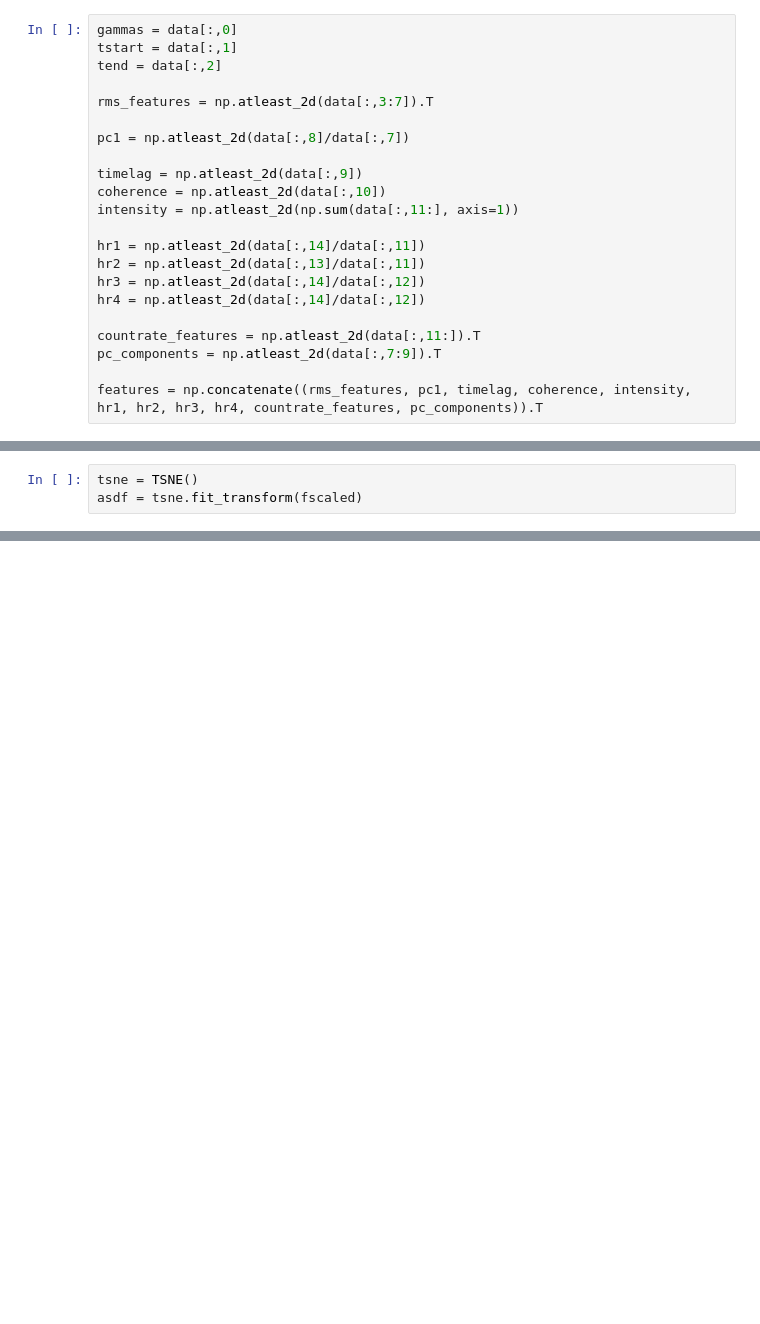
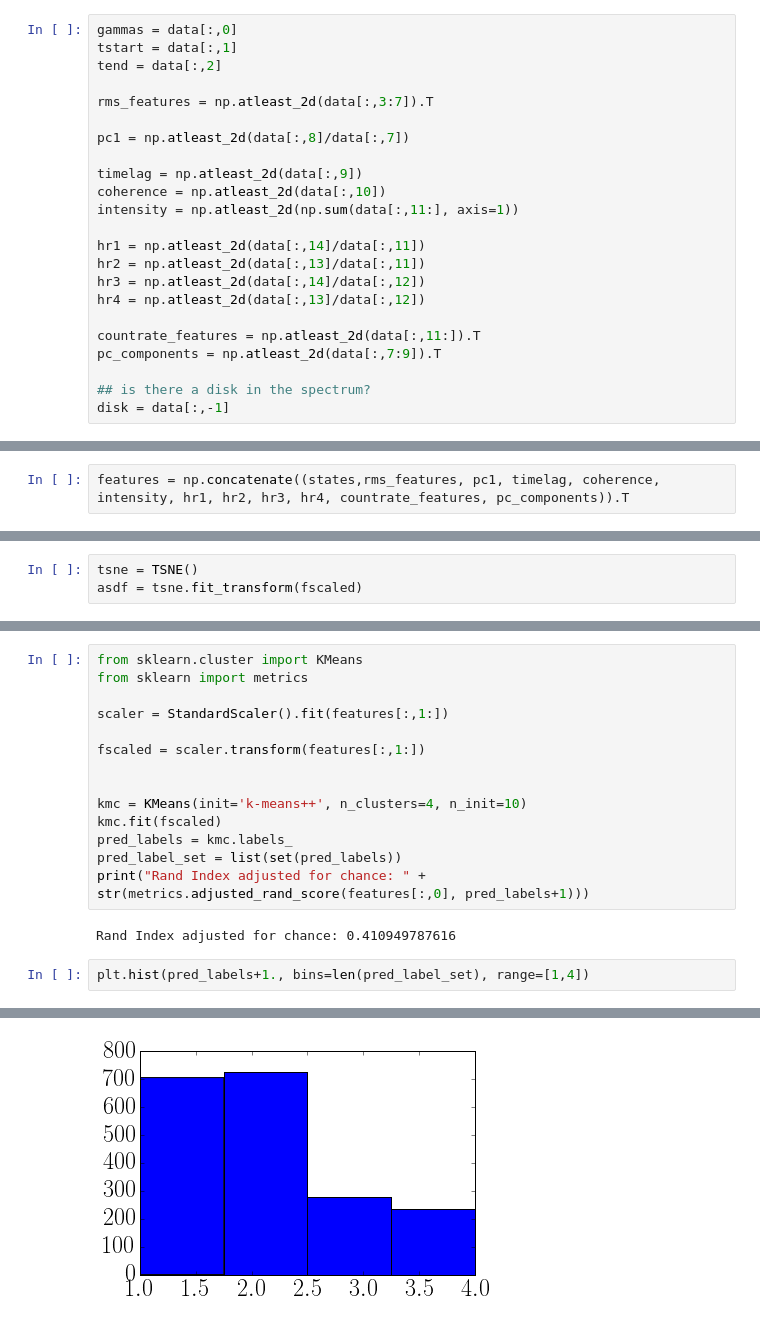
Before and after one commit to dhuppenkothen/cygx1class, a Jupyter notebook: CygX1_state_classification.ipynb, the cells around one changed output, grey strips where cells are left out. Saved outputs shown, nothing was run; the diff lists cells and outputs as text; blank space fills up the shorter version.

```diff
--- a/CygX1_state_classification.ipynb
+++ b/CygX1_state_classification.ipynb
@@ -118,9 +133,10 @@ intensity = np.atleast_2d(np.sum(data[:,11:], axis=1))
 hr1 = np.atleast_2d(data[:,14]/data[:,11])
 hr2 = np.atleast_2d(data[:,13]/data[:,11])
 hr3 = np.atleast_2d(data[:,14]/data[:,12])
-hr4 = np.atleast_2d(data[:,14]/data[:,12])
+hr4 = np.atleast_2d(data[:,13]/data[:,12])
 
 countrate_features = np.atleast_2d(data[:,11:]).T
 pc_components = np.atleast_2d(data[:,7:9]).T
 
-features = np.concatenate((rms_features, pc1, timelag, coherence, intensity, hr1, hr2, hr3, hr4, countrate_features, pc_components)).T
+## is there a disk in the spectrum?
+disk = data[:,-1]
@@ -127,2 +169,4 @@ features = np.concatenate((rms_features, pc1, timelag, coherence, intensity, hr1
+# %%
+features = np.concatenate((states,rms_features, pc1, timelag, coherence, intensity, hr1, hr2, hr3, hr4, countrate_features, pc_components)).T
 # %%
 ### scale features
@@ -135,0 +439,19 @@ asdf = tsne.fit_transform(fscaled)
+# %%
+from sklearn.cluster import KMeans
+from sklearn import metrics
+
+scaler = StandardScaler().fit(features[:,1:])
+
+fscaled = scaler.transform(features[:,1:])
+
+
+kmc = KMeans(init='k-means++', n_clusters=4, n_init=10)
+kmc.fit(fscaled)
+pred_labels = kmc.labels_
+pred_label_set = list(set(pred_labels))
+print("Rand Index adjusted for chance: " + str(metrics.adjusted_rand_score(features[:,0], pred_labels+1)))
+# %% [output]
+Rand Index adjusted for chance: 0.410949787616
+# %%
+plt.hist(pred_labels+1., bins=len(pred_label_set), range=[1,4])
+# %% [output]
@@ -135,0 +461 @@ asdf = tsne.fit_transform(fscaled)
+[figure, added]
```
Also changed, not shown: parts of 30 cells of this notebook, 1 other file.
